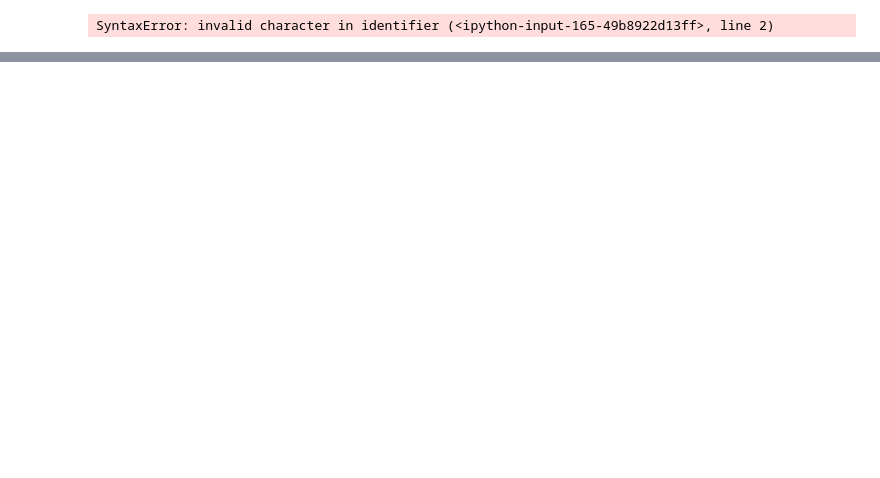
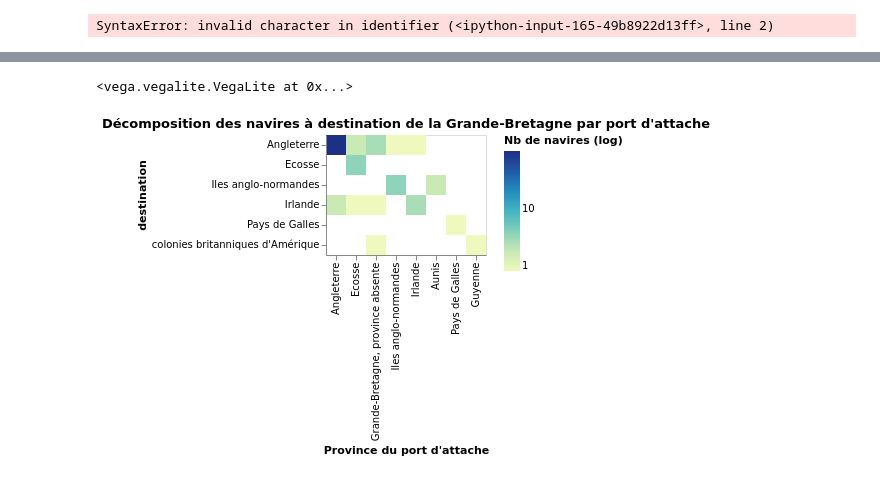
Before and after one commit to medialab/portic-datasprint-2021, a Jupyter notebook: productions/equipe_1/port_attache/sorties_vers_etranger_et_colonies.ipynb, the cells around one changed output, grey strips where cells are left out. Saved outputs shown, nothing was run; the diff lists cells and outputs as text; code cells hidden in the pictures; blank space fills up the shorter version.

Commit message:
log scale

```diff
--- a/productions/equipe_1/port_attache/sorties_vers_etranger_et_colonies.ipynb
+++ b/productions/equipe_1/port_attache/sorties_vers_etranger_et_colonies.ipynb
@@ -646,0 +583,30 @@ gb["homeport_toponyme_fr"].value_counts()
+# %%
+VegaLite({
+    "title": "Décomposition des navires à destination de la Grande-Bretagne par port d'attache",
+    "mark": "rect",
+    "encoding": {
+        "y": {
+            "type": "nominal",
+            "field": "destination",
+            "title": "destination"
+        },
+        "x": {
+            "field": "homeport_substate_1789_fr",
+            "type": "nominal",
+            "title": "Province du port d'attache",
+            "sort": "-color"
+        },
+        "color": {
+            "type": "quantitative",
+            "aggregate": "sum",
+            "field": "count",
+            "title": "Nb de navires (log)",
+            "scale": {
+                "type": "log"
+            }
+        }
+    }
+}, gb)
+# %% [output]
+<vega.vegalite.VegaLite at 0x...>
+[figure, added]
```
Also changed, not shown: parts of 56 cells of this notebook, 2 other files.
